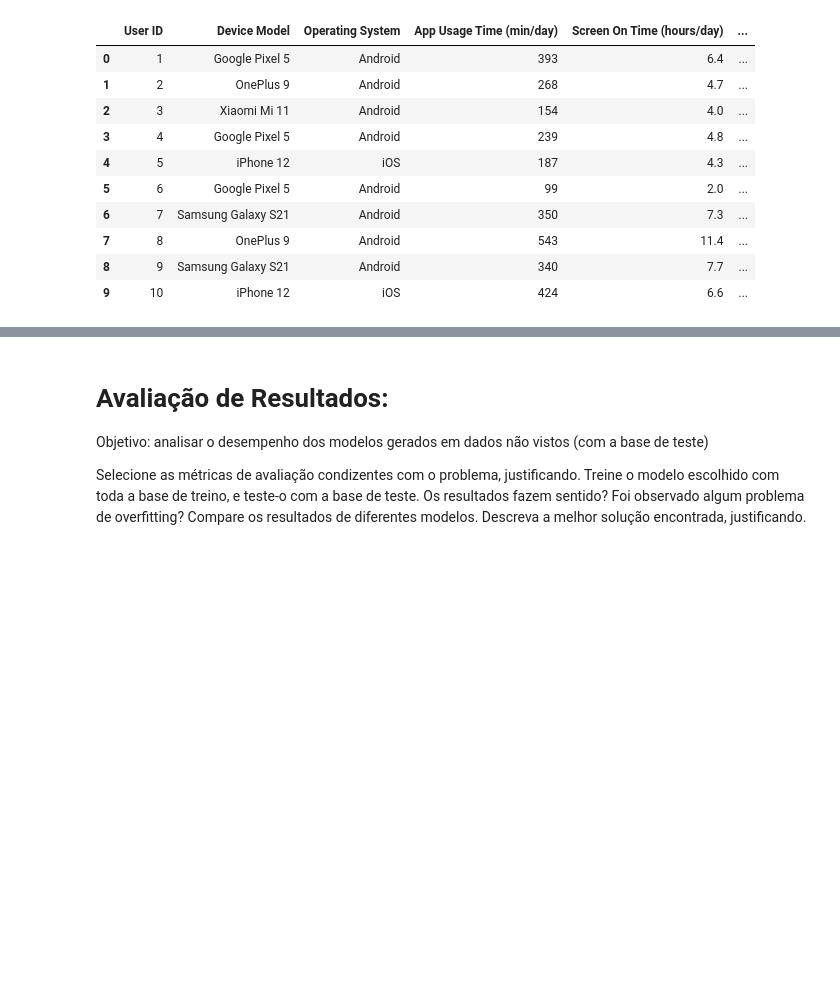
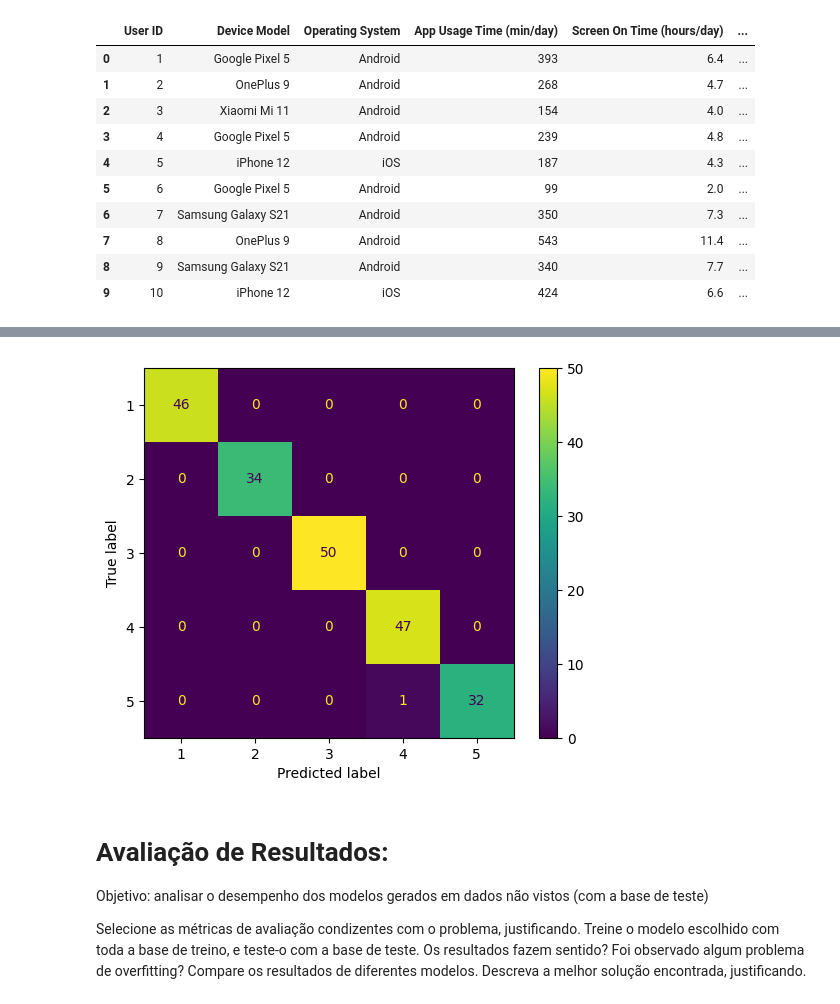
Before and after one commit to LFelipes91/MVP-Machine_Learning_-_Analytics, a Jupyter notebook: MVP_Machine_Learning_&_Analytics_Luiz_Felipe_Silva.ipynb, the cells around one changed output, grey strips where cells are left out. Cells and saved outputs as stored; diff of their text form; code cells hidden in the pictures; blank space fills up the shorter version.

```diff
--- a/MVP_Machine_Learning_&_Analytics_Luiz_Felipe_Silva.ipynb
+++ b/MVP_Machine_Learning_&_Analytics_Luiz_Felipe_Silva.ipynb
@@ -177,10 +282,4 @@ plt.show()
-# %%
-# Criando um modelo com todo o conjunto de treino
-model = GaussianNB()
-model.fit(X_train, y_train)
-
-# Fazendo as predições com o conjunto de teste
-predictions = model.predict(X_test)
-
-# Estimando a acurácia no conjunto de teste
-print(accuracy_score(y_test, predictions))
+# %%
+OVR = OneVsRestClassifier(XGBClassifier(n_estimators=100,random_state=42)).fit(x_train, y_train)
+
+#OVO = OneVsOneClassifier(SVC())
@@ -187,3 +304,8 @@ print(accuracy_score(y_test, predictions))
+# %%
+ConfusionMatrixDisplay.from_estimator(OVR, x_test, y_test)
+plt.show()
+# %% [output]
+[figure, added]
 # %% [markdown]
 # Avaliação de Resultados:
 
```
Also changed, not shown: parts of 31 cells of this notebook.
